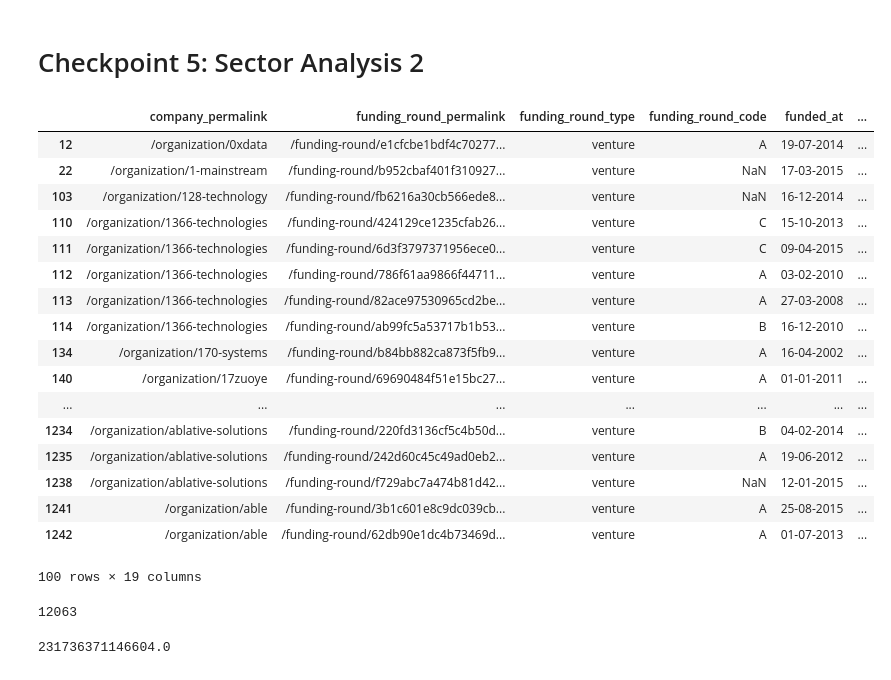
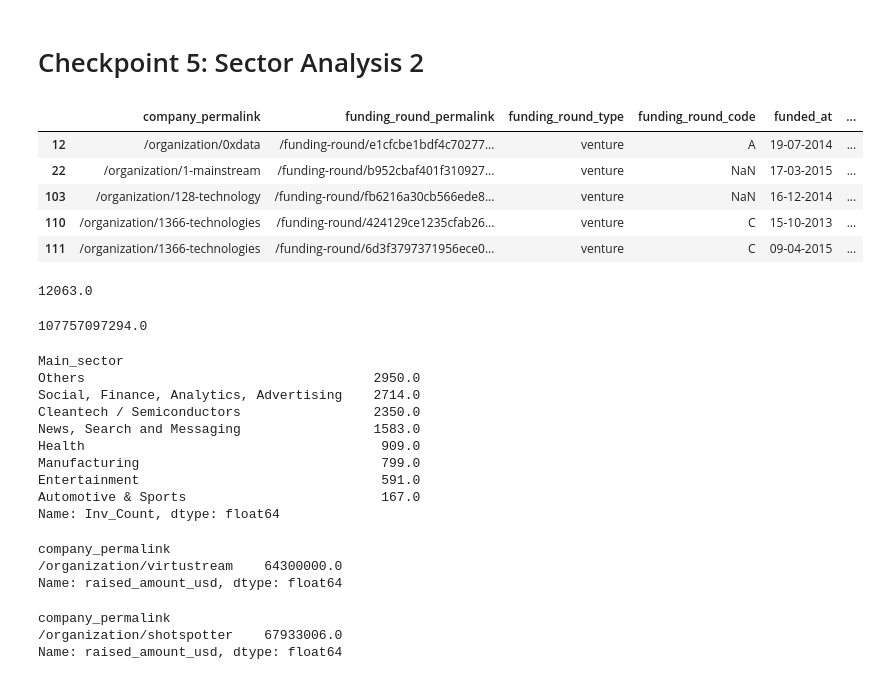
Before and after one commit to bindusripad/Investment_case_study, a Jupyter notebook: notebook/Spark_Funds_Analysis.ipynb, the cells around one changed output. Cells and saved outputs as stored; diff of their text form; code cells hidden in the pictures.

```diff
--- a/notebook/Spark_Funds_Analysis.ipynb
+++ b/notebook/Spark_Funds_Analysis.ipynb
@@ -5,7 +5,7 @@
 import pandas as pd
 import numpy as np
 companies = pd.read_csv('../data/companies.txt', sep="\t", encoding="ISO-8859-1")
-companies['permalink'] = companies.permalink.apply(' '.join).str.replace('[^A-Za-z0-9/-]+', '')
+#companies['permalink'] = companies.permalink.apply(' '.join).str.replace('[^A-Za-z0-9/-]+', '')
 companies.head()
 # %% [output]
 |  | permalink | name | homepage_url | category_list | status | country_code | state_code | region | city | ... |
@@ -17,7 +17,7 @@ companies.head()
 # %%
 # Load the rounds data from rounds2.csv file
 rounds2 = pd.read_csv('../data/rounds2.csv',encoding="ISO-8859-1")
-rounds2['company_permalink'] = rounds2.company_permalink.apply(' '.join).str.replace('[^A-Za-z0-9/-]+', '')
+#rounds2['company_permalink'] = rounds2.company_permalink.apply(' '.join).str.replace('[^A-Za-z0-9/-]+', '')
 rounds2.iloc[109548]
 # %% [output]
 company_permalink                           /organization/we-are-curious-2
@@ -352,50 +298,74 @@ master_frame.head()
 # %%
 # D1 : dataframe for USA
 master_frame['raised_amount_usd'].fillna(0, inplace=True)
-#D1 = master_frame.loc[master_frame['country_code'] == "USA" & master_frame['raised_amount_usd'] >= 5000000.0 & master_frame['raised_amount_usd'] <= 15000000.0]
 D1 = master_frame.loc[master_frame['country_code'] == "USA"]
-# Investments range is between 5M-15M
+
+# Investments range is between 5M to 15M
 D1 = D1[D1['raised_amount_usd'].between(5000000, 15000000, inclusive=True)]
 
+# find the number of investments in each main_sector
 D1['Inv_Count'] = D1.Main_sector.groupby(D1.Main_sector).transform('count')
 
+# find the amount of investments in each main_sector
 D1['Inv_Sum'] = D1.groupby('Main_sector')['raised_amount_usd'].transform('sum')
-#D1['Inv_Sum'] = D1.groupby(['Main_sector'])['raised_amount_usd'].sum()
+
+D1.head()
+
+
 #myList = ['Entertainment', 'Others', 'Manufacturing', 'Automotive & Sports', 'News, Search and Messaging', 'Social, Finance, Analytics, Advertising', 'Cleantech / Semiconductors', 'Health' ]
-#D1.shape
+
 #D1[~D1['Main_sector'].isin(myList)].shape
-D1.head(100)
 # %% [output]
 |  | company_permalink | funding_round_permalink | funding_round_type | funding_round_code | funded_at | ... |
 | 12 | /organization/0xdata | /funding-round/e1cfcbe1bdf4c70277... | venture | A | 19-07-2014 | ... |
 | 22 | /organization/1-mainstream | /funding-round/b952cbaf401f310927... | venture | NaN | 17-03-2015 | ... |
 | 103 | /organization/128-technology | /funding-round/fb6216a30cb566ede8... | venture | NaN | 16-12-2014 | ... |
 | 110 | /organization/1366-technologies | /funding-round/424129ce1235cfab26... | venture | C | 15-10-2013 | ... |
 | 111 | /organization/1366-technologies | /funding-round/6d3f3797371956ece0... | venture | C | 09-04-2015 | ... |
-| 112 | /organization/1366-technologies | /funding-round/786f61aa9866f44711... | venture | A | 03-02-2010 | ... |
-| 113 | /organization/1366-technologies | /funding-round/82ace97530965cd2be... | venture | A | 27-03-2008 | ... |
-| 114 | /organization/1366-technologies | /funding-round/ab99fc5a53717b1b53... | venture | B | 16-12-2010 | ... |
-| 134 | /organization/170-systems | /funding-round/b84bb882ca873f5fb9... | venture | A | 16-04-2002 | ... |
-| 140 | /organization/17zuoye | /funding-round/69690484f51e15bc27... | venture | A | 01-01-2011 | ... |
-| ... | ... | ... | ... | ... | ... | ... |
-| 1234 | /organization/ablative-solutions | /funding-round/220fd3136cf5c4b50d... | venture | B | 04-02-2014 | ... |
-| 1235 | /organization/ablative-solutions | /funding-round/242d60c45c49ad0eb2... | venture | A | 19-06-2012 | ... |
-| 1238 | /organization/ablative-solutions | /funding-round/f729abc7a474b81d42... | venture | NaN | 12-01-2015 | ... |
-| 1241 | /organization/able | /funding-round/3b1c601e8c9dc039cb... | venture | A | 25-08-2015 | ... |
-| 1242 | /organization/able | /funding-round/62db90e1dc4b73469d... | venture | A | 01-07-2013 | ... |
-100 rows × 19 columns
 # %%
-# Total number of investments
+# Total number of investments for USA
 
-tot_investments = D1.groupby(['Main_sector'], as_index=False).Inv_Count.count()
+tot_investments = D1.groupby(['Main_sector', 'Inv_Count'], as_index=False).count()
 print(tot_investments['Inv_Count'].sum())
 # %% [output]
-12063
+12063.0
 # %%
 # Total amount of investments
 
-tot_sum = D1.groupby(['Main_sector'], as_index=False)['Inv_Sum'].sum()
+tot_sum = D1.groupby(['Main_sector','Inv_Sum'], as_index=False).count()
+
 print(tot_sum['Inv_Sum'].sum())
 # %% [output]
-231736371146604.0
+107757097294.0
+# %%
+# find the main sector with max number of investments
+tot_investments.groupby('Main_sector')['Inv_Count'].sum().sort_values(ascending=False)
+# %% [output]
+Main_sector
+Others                                     2950.0
+Social, Finance, Analytics, Advertising    2714.0
+Cleantech / Semiconductors                 2350.0
+News, Search and Messaging                 1583.0
+Health                                      909.0
+Manufacturing                               799.0
+Entertainment                               591.0
+Automotive & Sports                         167.0
+Name: Inv_Count, dtype: float64
+# %%
+# for top sector with max number of investments, find the company with highest investment
+D1_sect1 = D1.loc[D1['Main_sector'] == "Others"]
+
+D1_sect1.groupby('company_permalink')['raised_amount_usd'].sum().sort_values(ascending=False).head(1)
+# %% [output]
+company_permalink
+/organization/virtustream    64300000.0
+Name: raised_amount_usd, dtype: float64
+# %%
+# for second best sector with max number of investments, find the company with highest investment
+D1_sect2 = D1.loc[D1['Main_sector'] == "Social, Finance, Analytics, Advertising"]
+D1_sect2.groupby('company_permalink')['raised_amount_usd'].sum().sort_values(ascending=False).head(1)
+# %% [output]
+company_permalink
+/organization/shotspotter    67933006.0
+Name: raised_amount_usd, dtype: float64
 # %%
```
Also changed, not shown: parts of 24 cells of this notebook.
